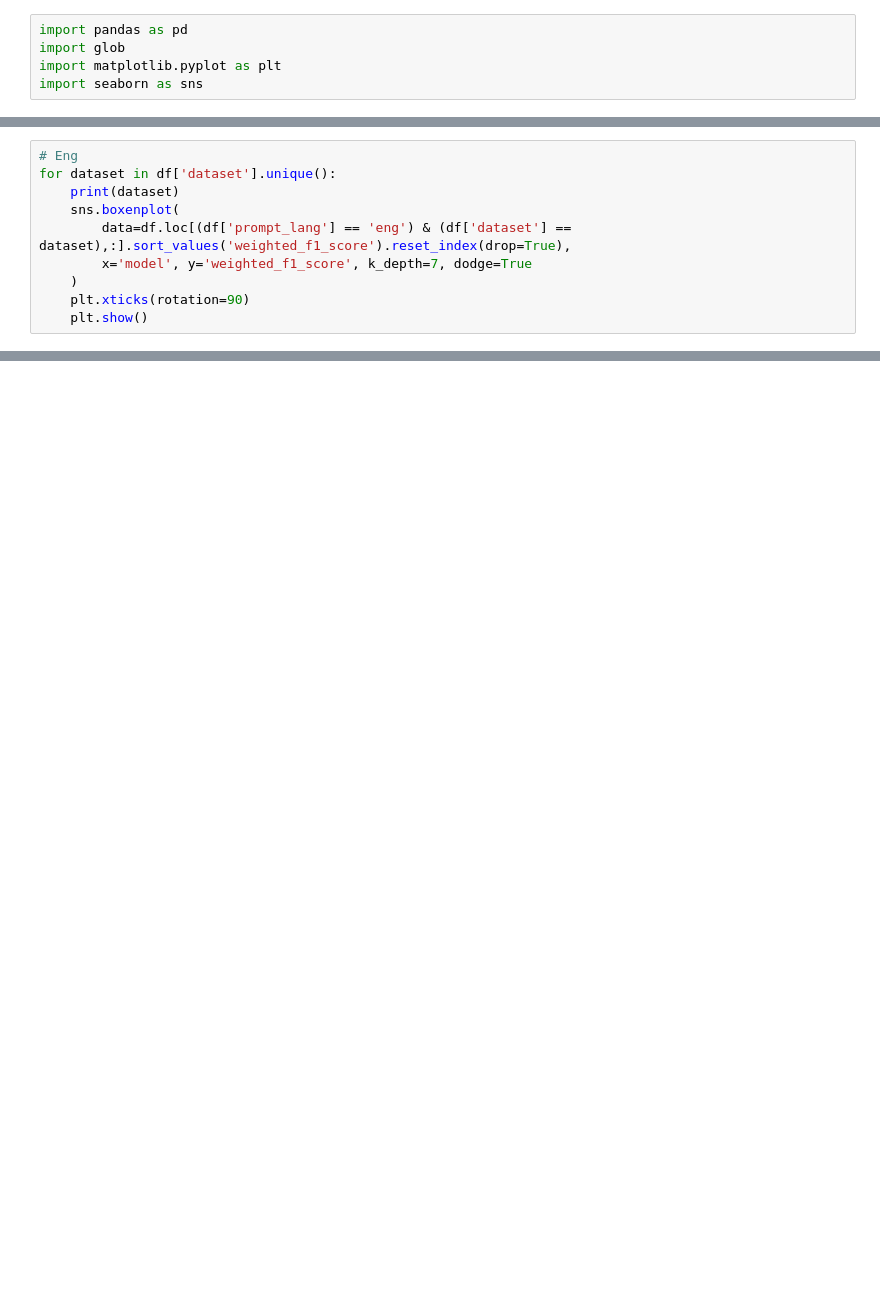
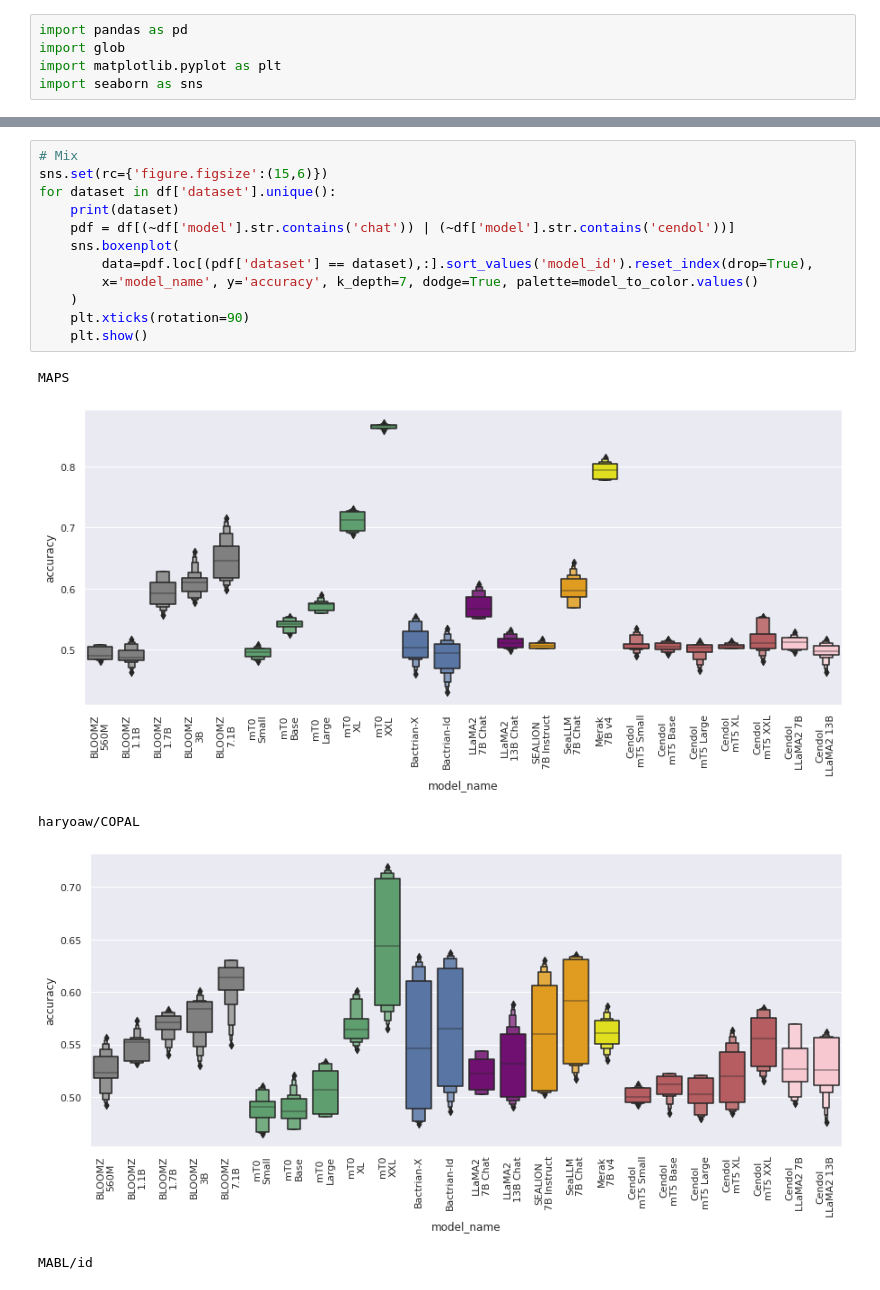
Before and after one commit to IndoNLP/cendol, a Jupyter notebook: evaluation/metrics_ext.ipynb, the cells around one changed output, grey strips where cells are left out. Cells and saved outputs as stored; diff of their text form; blank space fills up the shorter version.

```diff
--- a/evaluation/metrics_ext.ipynb
+++ b/evaluation/metrics_ext.ipynb
@@ -66,10 +138,0 @@ IndoMMLU
-# %%
-# Eng
-for dataset in df['dataset'].unique():
-    print(dataset)
-    sns.boxenplot(
-        data=df.loc[(df['prompt_lang'] == 'eng') & (df['dataset'] == dataset),:].sort_values('weighted_f1_score').reset_index(drop=True),
-        x='model', y='weighted_f1_score', k_depth=7, dodge=True
-    )
-    plt.xticks(rotation=90)
-    plt.show()
@@ -90,0 +139,18 @@ IndoMMLU
+# %%
+# Mix
+sns.set(rc={'figure.figsize':(15,6)})
+for dataset in df['dataset'].unique():
+    print(dataset)
+    pdf = df[(~df['model'].str.contains('chat')) | (~df['model'].str.contains('cendol'))]
+    sns.boxenplot(
+        data=pdf.loc[(pdf['dataset'] == dataset),:].sort_values('model_id').reset_index(drop=True),
+        x='model_name', y='accuracy', k_depth=7, dodge=True, palette=model_to_color.values()
+    )
+    plt.xticks(rotation=90)
+    plt.show()
+# %% [output]
+MAPS
+[figure, added]
+haryoaw/COPAL
+[figure, added]
+MABL/id
```
Also changed, not shown: parts of 12 cells of this notebook.
